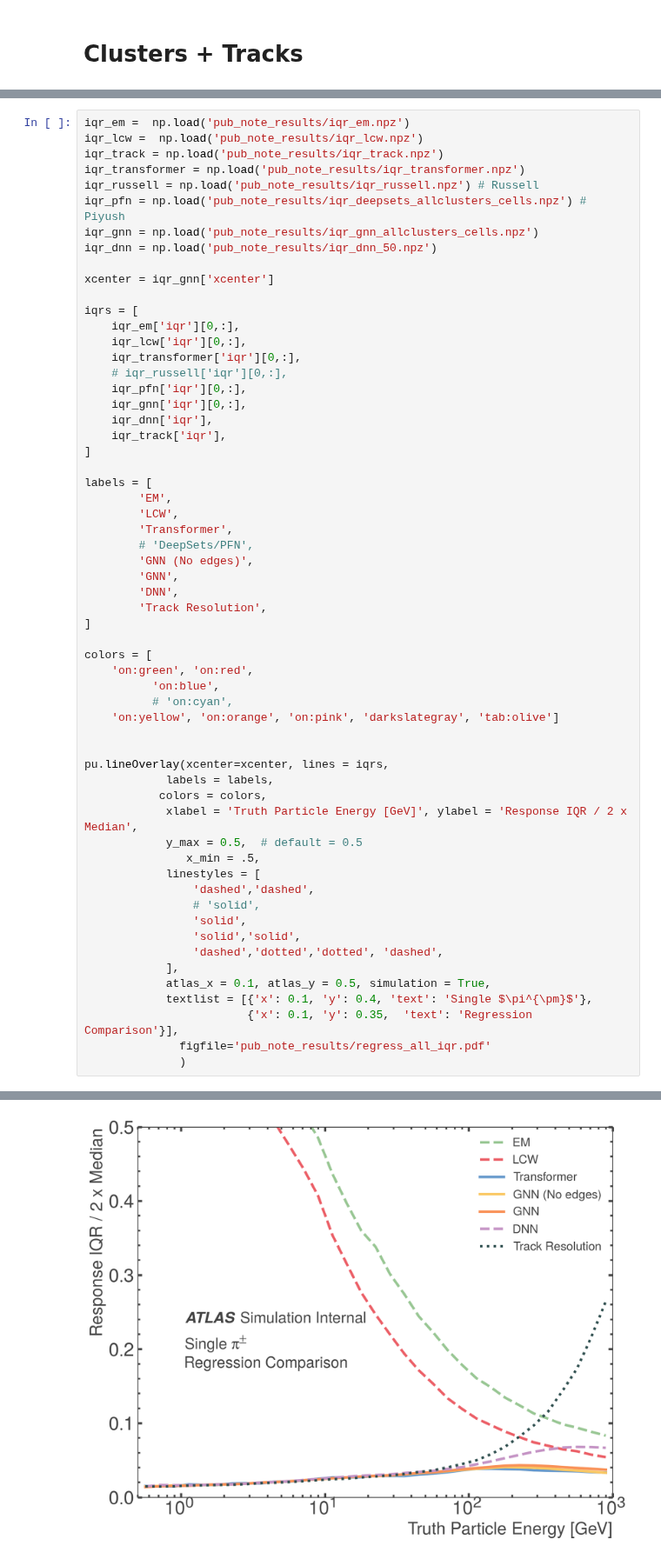
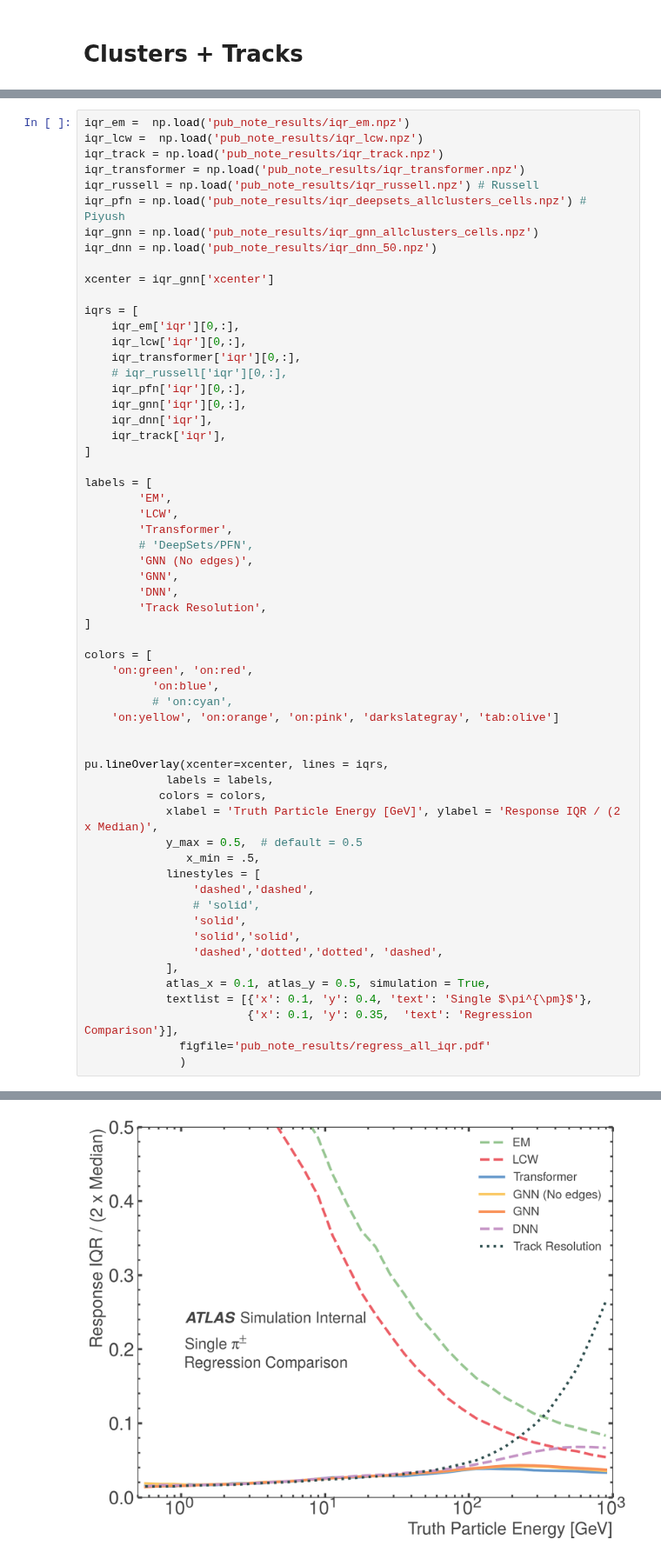
Before and after one commit to atlas-calo-ml/gn4pions_eastbay, a Jupyter notebook: make_plots.ipynb, the cells around one changed output, grey strips where cells are left out. Shown at 87% size. Cells and saved outputs as stored; diff of their text form.

```diff
--- a/make_plots.ipynb
+++ b/make_plots.ipynb
@@ -395,35 +392,35 @@ labels = [
         'DNN',
         'Track Resolution',
 ]
 
 colors = [
     'on:green', 'on:red',
           'on:blue',
           # 'on:cyan',
     'on:yellow', 'on:orange', 'on:pink', 'darkslategray', 'tab:olive']
 
 
 pu.lineOverlay(xcenter=xcenter, lines = iqrs,
             labels = labels,
            colors = colors,
-            xlabel = 'Truth Particle Energy [GeV]', ylabel = 'Response IQR / 2 x Median',
+            xlabel = 'Truth Particle Energy [GeV]', ylabel = 'Response IQR / (2 x Median)',
             y_max = 0.5,  # default = 0.5
                x_min = .5,
             linestyles = [
                 'dashed','dashed',
                 # 'solid',
                 'solid',
                 'solid','solid',
                 'dashed','dotted','dotted', 'dashed',
             ],
             atlas_x = 0.1, atlas_y = 0.5, simulation = True,
             textlist = [{'x': 0.1, 'y': 0.4, 'text': 'Single $\pi^{\pm}$'},
                         {'x': 0.1, 'y': 0.35,  'text': 'Regression Comparison'}],
               figfile='pub_note_results/regress_all_iqr.pdf'
               )
 # %% [output]
 <Figure size 1600x1200 with 0 Axes>
-[figure, old version]
+[figure, new version]
 # %%
 iqr_em =  np.load('pub_note_results/iqr_em.npz')
 iqr_lcw =  np.load('pub_note_results/iqr_lcw.npz')
```
Also changed, not shown: parts of 4 cells of this notebook, 2 other files.
